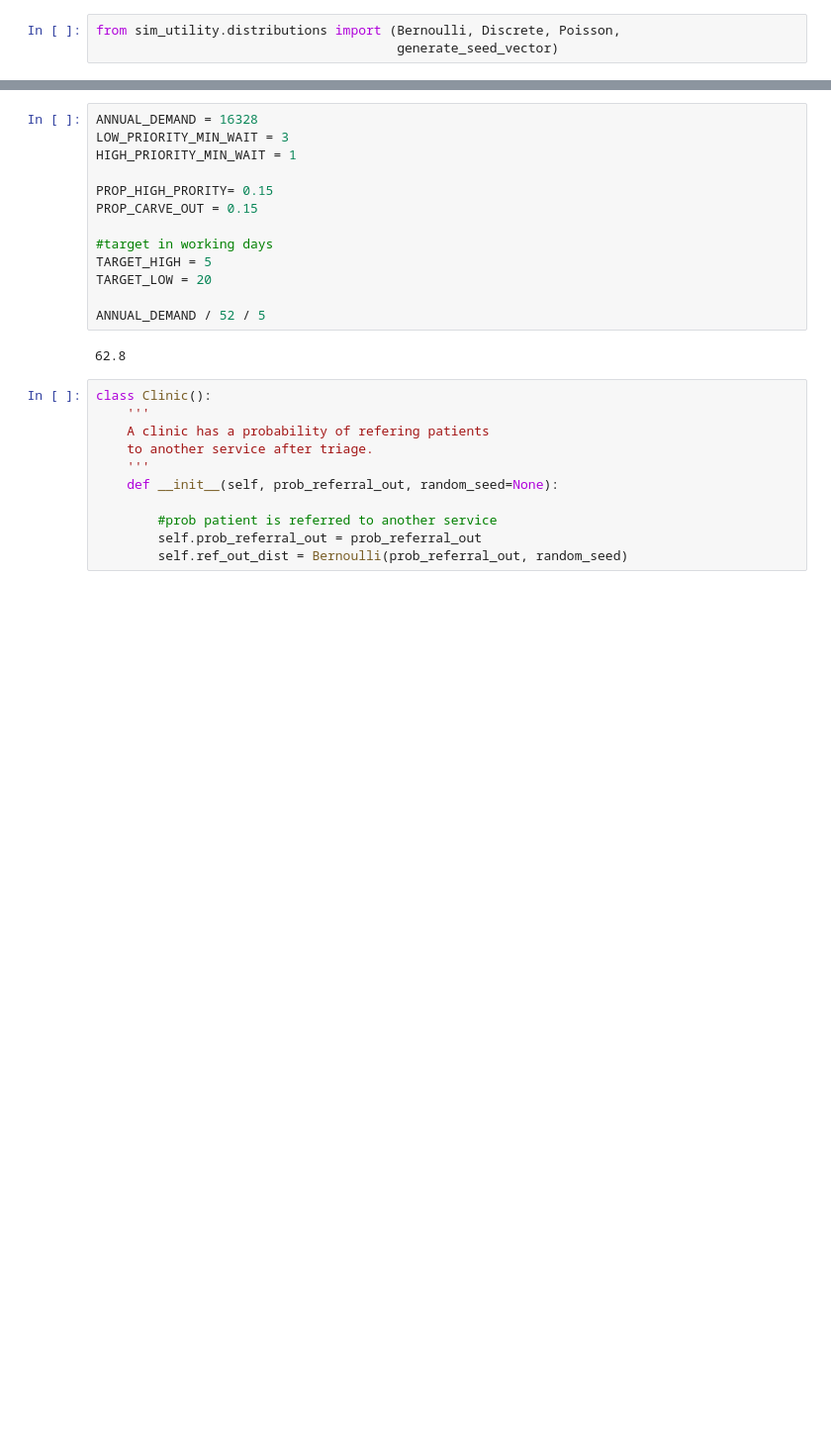
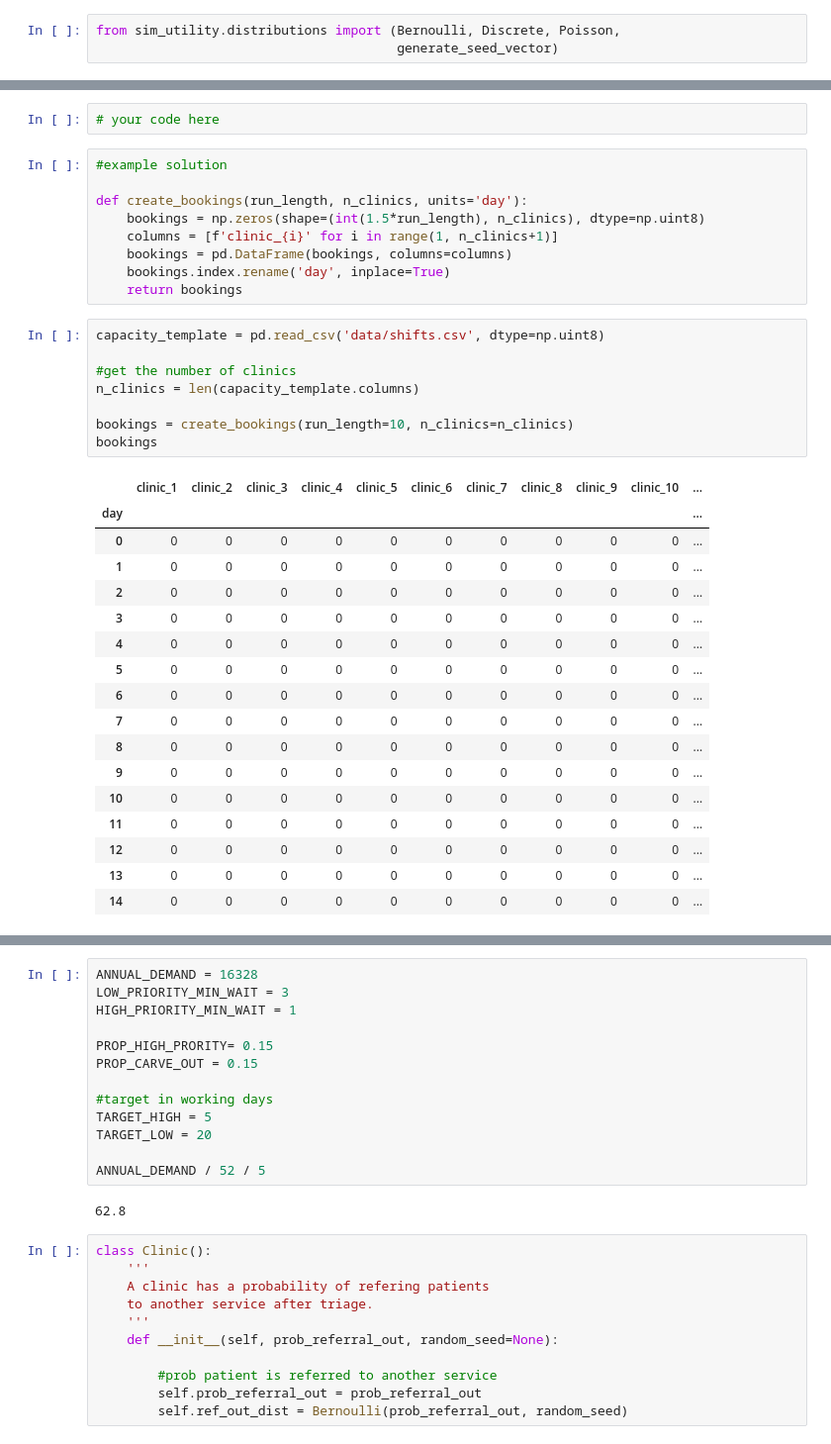
Before and after one commit to health-data-science-OR/stochastic_systems, a Jupyter notebook: labs/simulation/lab4/sim_lab4_advanced_models.ipynb, the cells around one changed output, grey strips where cells are left out. Shown at 99% size. Drawn from its saved outputs; the diff is of its cells as text; blank space fills up the shorter version.

```diff
--- a/labs/simulation/lab4/sim_lab4_advanced_models.ipynb
+++ b/labs/simulation/lab4/sim_lab4_advanced_models.ipynb
@@ -18,0 +301,37 @@ from sim_utility.distributions import (Bernoulli, Discrete, Poisson,
+# %%
+# your code here
+# %%
+#example solution
+
+def create_bookings(run_length, n_clinics, units='day'):
+    bookings = np.zeros(shape=(int(1.5*run_length), n_clinics), dtype=np.uint8)
+    columns = [f'clinic_{i}' for i in range(1, n_clinics+1)]
+    bookings = pd.DataFrame(bookings, columns=columns)
+    bookings.index.rename('day', inplace=True)
+    return bookings
+# %%
+capacity_template = pd.read_csv('data/shifts.csv', dtype=np.uint8)
+
+#get the number of clinics
+n_clinics = len(capacity_template.columns)
+
+bookings = create_bookings(run_length=10, n_clinics=n_clinics)
+bookings
+# %% [output]
+|  | clinic_1 | clinic_2 | clinic_3 | clinic_4 | clinic_5 | clinic_6 | clinic_7 | clinic_8 | clinic_9 | clinic_10 | ... |
+| day |  |  |  |  |  |  |  |  |  |  | ... |
+| 0 | 0 | 0 | 0 | 0 | 0 | 0 | 0 | 0 | 0 | 0 | ... |
+| 1 | 0 | 0 | 0 | 0 | 0 | 0 | 0 | 0 | 0 | 0 | ... |
+| 2 | 0 | 0 | 0 | 0 | 0 | 0 | 0 | 0 | 0 | 0 | ... |
+| 3 | 0 | 0 | 0 | 0 | 0 | 0 | 0 | 0 | 0 | 0 | ... |
+| 4 | 0 | 0 | 0 | 0 | 0 | 0 | 0 | 0 | 0 | 0 | ... |
+| 5 | 0 | 0 | 0 | 0 | 0 | 0 | 0 | 0 | 0 | 0 | ... |
+| 6 | 0 | 0 | 0 | 0 | 0 | 0 | 0 | 0 | 0 | 0 | ... |
+| 7 | 0 | 0 | 0 | 0 | 0 | 0 | 0 | 0 | 0 | 0 | ... |
+| 8 | 0 | 0 | 0 | 0 | 0 | 0 | 0 | 0 | 0 | 0 | ... |
+| 9 | 0 | 0 | 0 | 0 | 0 | 0 | 0 | 0 | 0 | 0 | ... |
+| 10 | 0 | 0 | 0 | 0 | 0 | 0 | 0 | 0 | 0 | 0 | ... |
+| 11 | 0 | 0 | 0 | 0 | 0 | 0 | 0 | 0 | 0 | 0 | ... |
+| 12 | 0 | 0 | 0 | 0 | 0 | 0 | 0 | 0 | 0 | 0 | ... |
+| 13 | 0 | 0 | 0 | 0 | 0 | 0 | 0 | 0 | 0 | 0 | ... |
+| 14 | 0 | 0 | 0 | 0 | 0 | 0 | 0 | 0 | 0 | 0 | ... |
```
Also changed, not shown: parts of 47 cells of this notebook, 7 other files.
